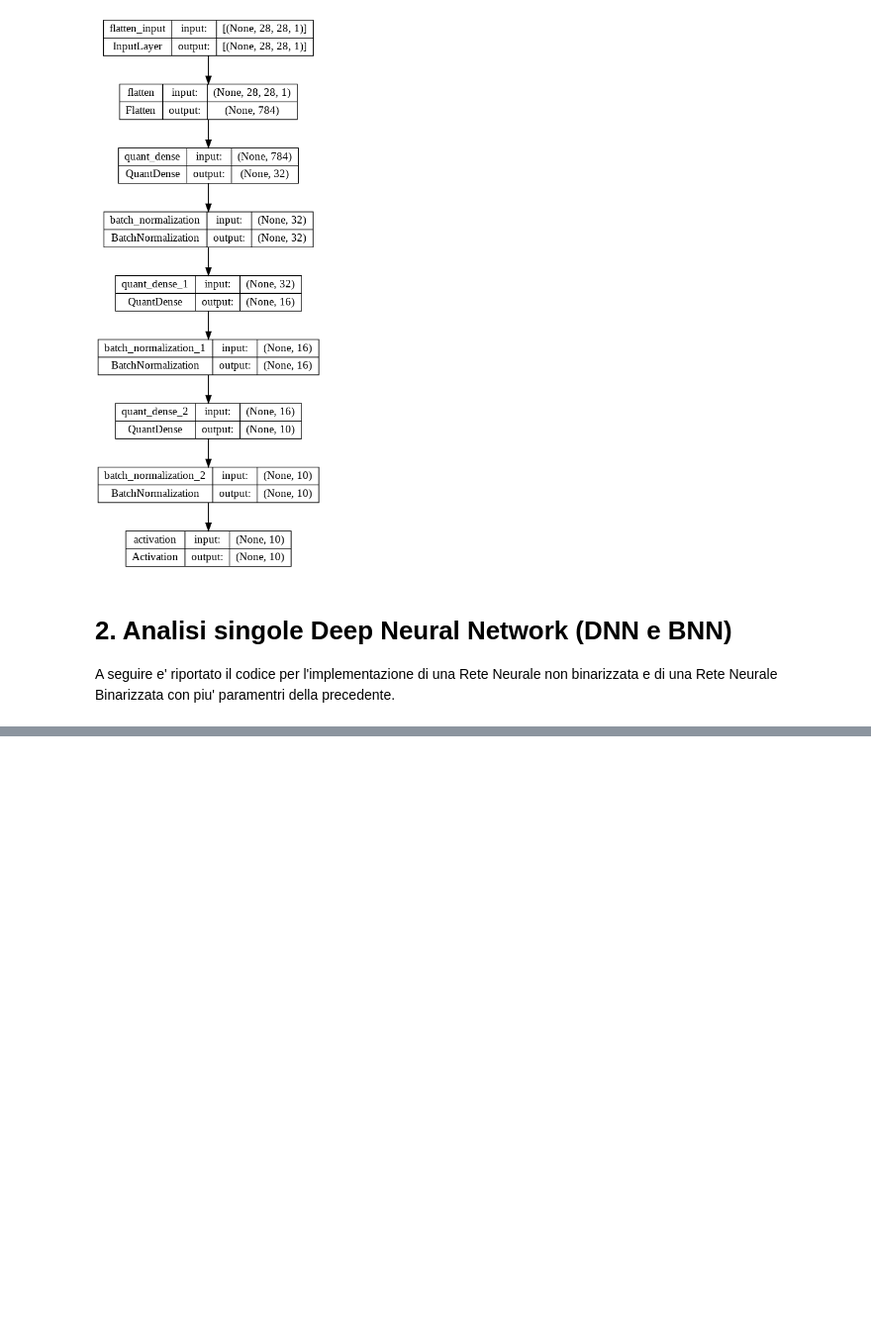
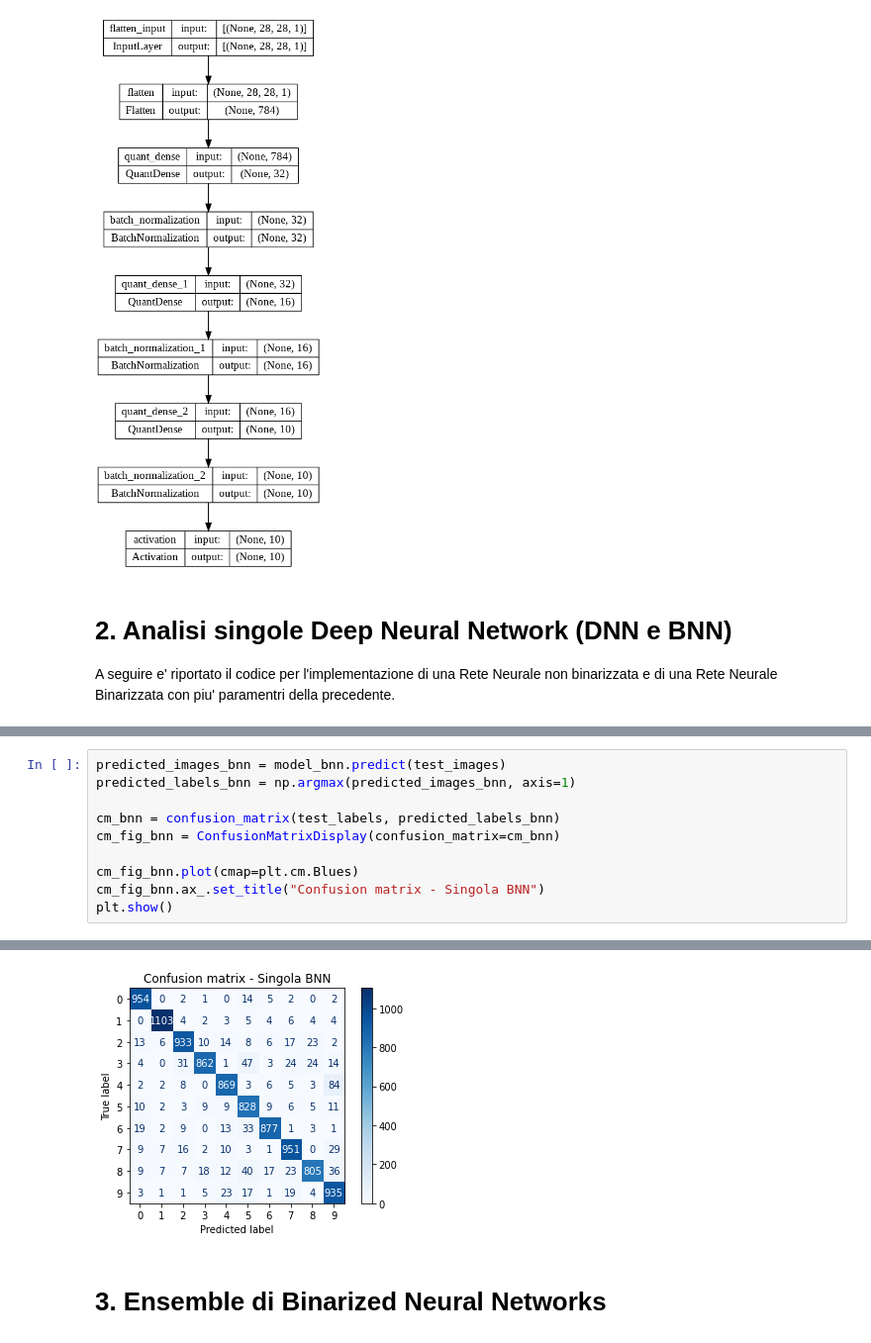
Before and after one commit to badcortex/bnn-experiments, a Jupyter notebook: bnn_ap.ipynb, the cells around one changed output, grey strips where cells are left out. Shown: that part at 99% size. Drawn from its saved outputs; the diff is of its cells as text; blank space fills up the shorter version.

```diff
--- a/bnn_ap.ipynb
+++ b/bnn_ap.ipynb
@@ -331,0 +329,11 @@ cm_fig_bnn.plot(ax=ax[1], cmap=plt.cm.Blues)
+# %%
+predicted_images_bnn = model_bnn.predict(test_images)
+predicted_labels_bnn = np.argmax(predicted_images_bnn, axis=1)
+
+cm_bnn = confusion_matrix(test_labels, predicted_labels_bnn)
+cm_fig_bnn = ConfusionMatrixDisplay(confusion_matrix=cm_bnn)
+
+cm_fig_bnn.plot(cmap=plt.cm.Blues)
+cm_fig_bnn.ax_.set_title("Confusion matrix - Singola BNN")
+plt.show()
+# %% [output]
@@ -331,0 +341,3 @@ cm_fig_bnn.plot(ax=ax[1], cmap=plt.cm.Blues)
+[figure, added]
+# %% [markdown]
+# 3. Ensemble di Binarized Neural Networks
```
Also changed, not shown: parts of 11 cells of this notebook.
